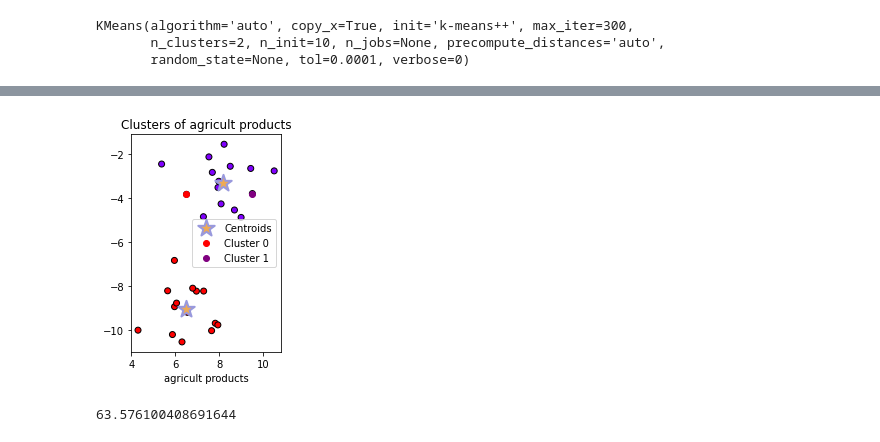
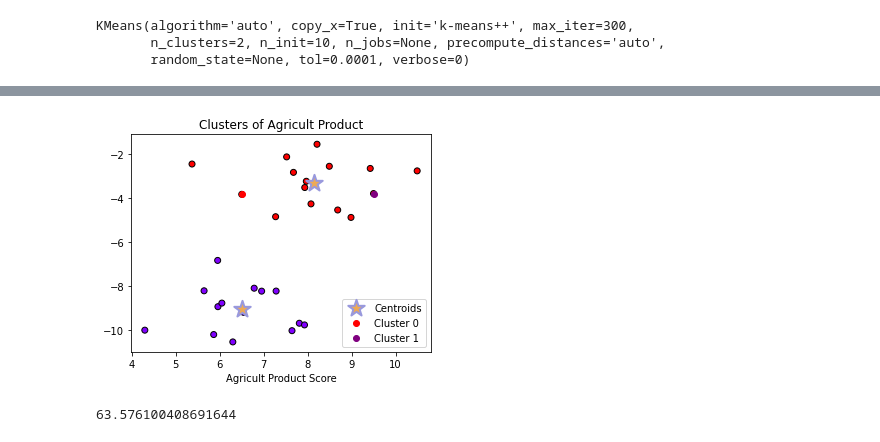
Before and after one commit to khanittha-phusopha/DWDM21, a Jupyter notebook: Project.ipynb, the cells around one changed output, grey strips where cells are left out. Cells and saved outputs as stored; diff of their text form; code cells hidden in the pictures.

```diff
--- a/Project.ipynb
+++ b/Project.ipynb
@@ -613,20 +612,20 @@ plt.scatter(Xd[:,0], Xd[:,1], c=label) # เปลี่ยนสีให้เ
 import numpy as np
 import seaborn as sns
 # %%
-n_krachukd = 2 # จำนวนกระจุก
-n_thamsamd = 30 # จำนวนทำซ้ำสูงสุด
+n_group = 2 # จำนวนกลุ่ม
+n_duplicate = 30 # จำนวนทำซ้ำสูงสุด
 tol = 0.0001 # ค่าความเปลี่ยนแปลงสูงสุดที่ยอมให้หยุดได้
-sumlueakd = np.random.choice(len(Xd),n_krachukd,replace=0)
-X_cend = Xd[sumlueakd] # จุดเซนทรอยด์ตั้งต้น เลือกแบบสุ่ม
+sumagicult = np.random.choice(len(Xd),n_group,replace=0)
+X_cend = Xd[sumagicult] # จุดเซนทรอยด์ตั้งต้น เลือกแบบสุ่ม
 # วนซ้ำเพื่อปรับเซนทรอยด์
-for i in range(n_thamsamd):
-    raya2d = ((X_cend[None]-Xd[:,None])**2).sum(2) # วัดระยะห่างจากจุดถึงเซนทรอยด์
-    klumd = raya2d.argmin(1) # ตัดสินกลุ่มของจุดโดยเลือกเซนทรอยด์ที่ใกล้สุด
+for i in range(n_duplicate):
+    distance = ((X_cend[None]-Xd[:,None])**2).sum(2) # วัดระยะห่างจากจุดถึงเซนทรอยด์
+    gruopd = distance.argmin(1) # ตัดสินกลุ่มของจุดโดยเลือกเซนทรอยด์ที่ใกล้สุด
     X_cen_maid = np.empty_like(X_cend) # จุดเซนทรอยด์ใหม่
     # วนซ้ำเพื่อหาตำแหน่งเซนทรอยด์ใหม่
-    for j in range(n_krachukd):
-        if(len(Xd[klumd==j])): # ถ้ามีสมาชิกในกลุ่ม
-            X_cen_maid[j] = Xd[klumd==j].mean(0) # กำหนดเซนทรอยด์ใหม่เป็นตำแหน่งเฉลี่ยของทุกจุดในกลุ่ม
+    for j in range(n_group):
+        if(len(Xd[gruopd==j])): # ถ้ามีสมาชิกในกลุ่ม
+            X_cen_maid[j] = Xd[gruopd==j].mean(0) # กำหนดเซนทรอยด์ใหม่เป็นตำแหน่งเฉลี่ยของทุกจุดในกลุ่ม
         else: # ถ้าในกลุ่มว่างเปล่าก็ให้สุ่มเซนทรอยด์ใหม่
             X_cen_maid[j] = Xd[np.random.randint(len(Xd))]
     if(np.allclose(X_cend,X_cen_maid,atol=tol)): # ถ้าความเปลี่ยนแปลงน้อยกว่าค่าที่กำหนดก็ให้หยุด
@@ -634,19 +633,19 @@ for i in range(n_thamsamd):
         break
     X_cend = X_cen_maid # ย้ายจุดเซนทรอยด์ไปยังตำแหน่งใหม่
 # %%
-raya2d = ((X_cend[None]-Xd[:,None])**2).sum(2)
-zd = raya2d.argmin(1)
-plt.gca(aspect=1)
+distance = ((X_cend[None]-Xd[:,None])**2).sum(2)
+zd = distance.argmin(1)
+plt.gca(aspect=0.5)
 plt.scatter(Xd[:,0],Xd[:,1],c=zd,edgecolor='k',cmap='rainbow')
 plt.scatter(X_cend[:,0],X_cend[:,1],300,'#EEAA55',marker='*',edgecolor='#9999DD',lw=2, label = 'Centroids')
 plt.scatter(Xd[0,0], Xd[0,1], c = 'red', label = 'Cluster 0')
 plt.scatter(Xd[1,0], Xd[1,1], c = 'purple', label = 'Cluster 1')
-plt.title('Clusters of agricult products')
-plt.xlabel('agricult products')
+plt.title('Clusters of Agricult Product')
+plt.xlabel('Agricult Product Score')
 plt.legend()
 plt.show()
 #คือการกำหนดหัวเรื่องเพื่อให้มองชัดขึ้นว่าเรื่องนี้เป็นเรื่องอะไร และมีการกำหนดว่า สีที่ปรากฏหมายถึงค่าของอะไร รวมถึงการทำการกำหนดจุดcentriodด้วย
 # %% [output]
-[figure, old version]
+[figure, new version]
 # %%
 ssed = 0
```
Also changed, not shown: parts of 72 cells of this notebook.
